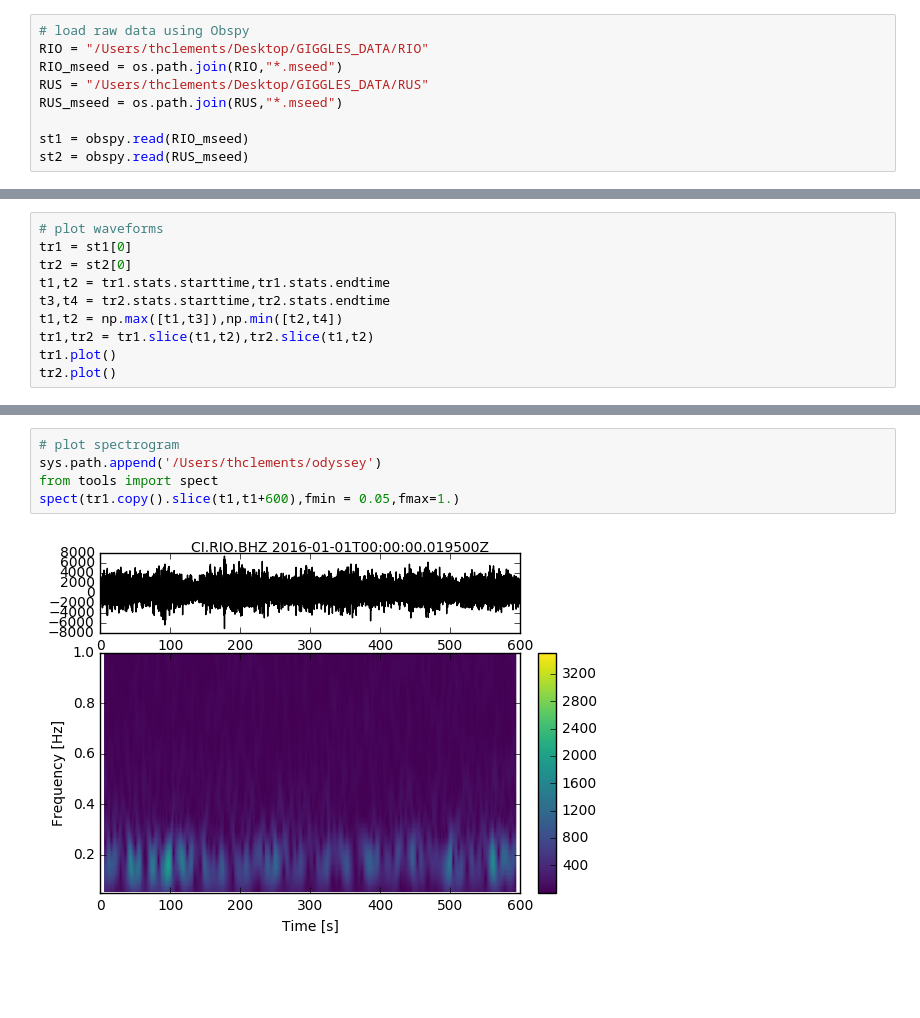
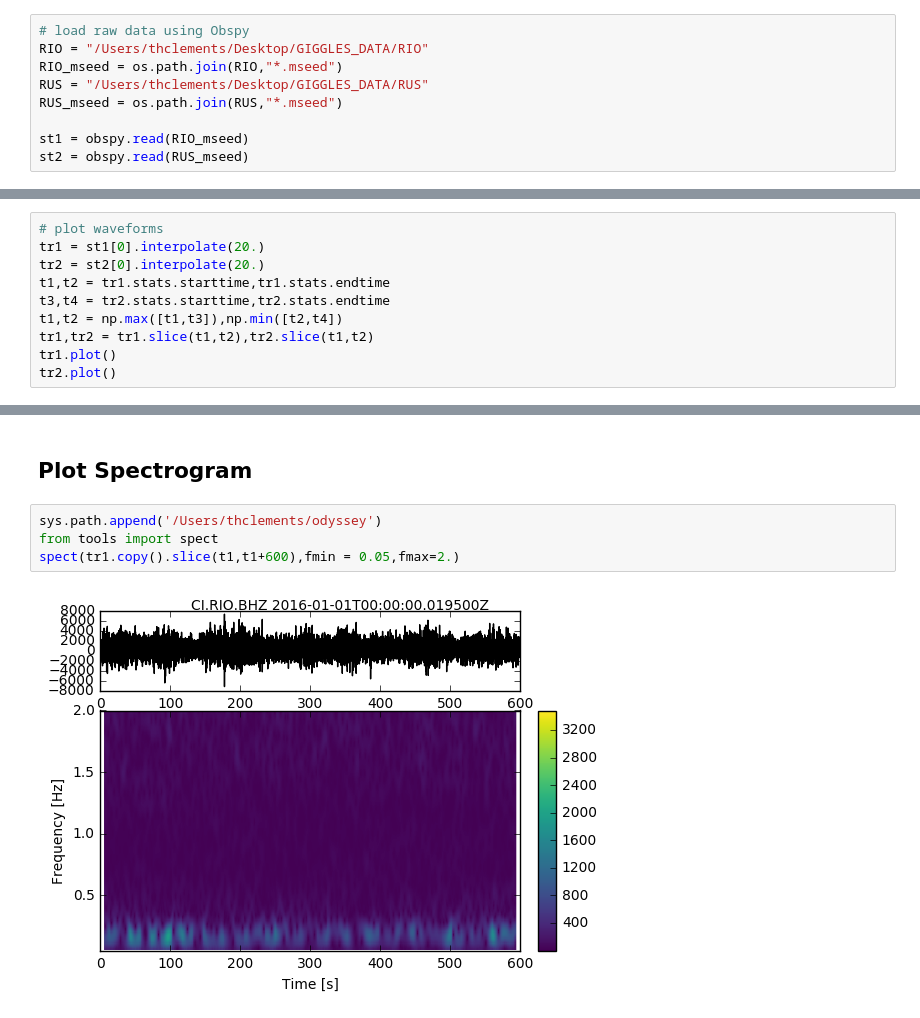
Before and after one commit to tclements/GIGGLES_FALL_2017, a Jupyter notebook: GIGGLES_FALL_2017.ipynb, the cells around one changed output, grey strips where cells are left out. Saved outputs shown, nothing was run; the diff lists cells and outputs as text; blank space fills up the shorter version.

```diff
--- a/GIGGLES_FALL_2017.ipynb
+++ b/GIGGLES_FALL_2017.ipynb
@@ -49,7 +62,7 @@ st2 = obspy.read(RUS_mseed)
 # %%
 # plot waveforms
-tr1 = st1[0]
-tr2 = st2[0]
+tr1 = st1[0].interpolate(20.)
+tr2 = st2[0].interpolate(20.)
 t1,t2 = tr1.stats.starttime,tr1.stats.endtime
 t3,t4 = tr2.stats.starttime,tr2.stats.endtime
 t1,t2 = np.max([t1,t3]),np.min([t2,t4])
@@ -62,7 +75,8 @@ tr2.plot()
+# %% [markdown]
+## Plot Spectrogram
 # %%
-# plot spectrogram
 sys.path.append('/Users/thclements/odyssey')
 from tools import spect
-spect(tr1.copy().slice(t1,t1+600),fmin = 0.05,fmax=1.)
+spect(tr1.copy().slice(t1,t1+600),fmin = 0.05,fmax=2.)
 # %% [output]
-[figure, old version]
+[figure, new version]
```
Also changed, not shown: parts of 25 cells of this notebook, 15 other files.
